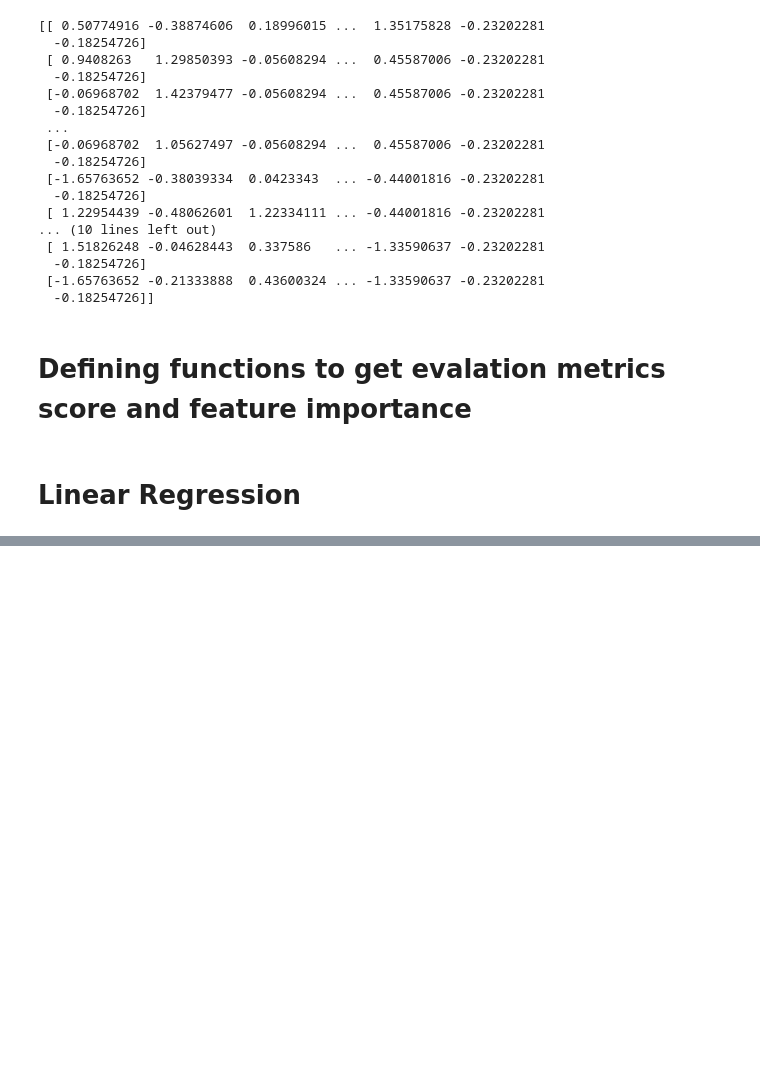
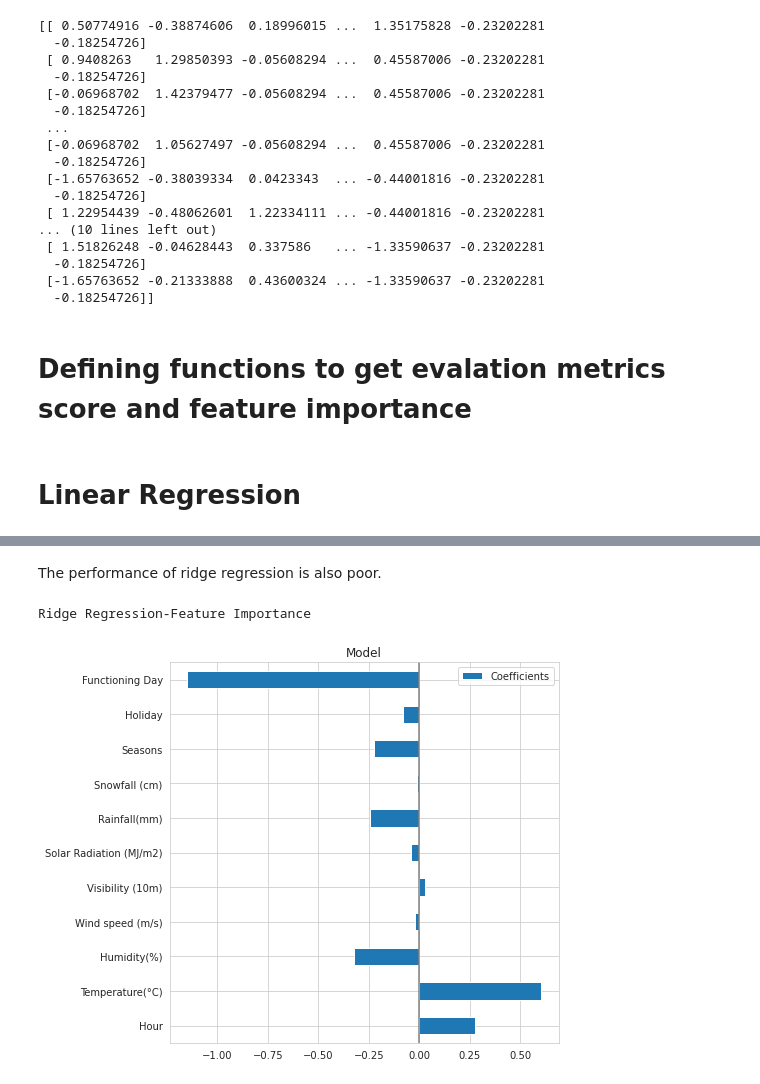
Before and after one commit to Deepakkarki24/Bike-Sharing-Demand-Prediction, a Jupyter notebook: Deepak_Karki_Bike_Sharing_Demand_Prediction_Capstone_Project.ipynb, the cells around one changed output, grey strips where cells are left out. Saved outputs shown, nothing was run; the diff lists cells and outputs as text; code cells hidden in the pictures; blank space fills up the shorter version.

```diff
--- a/Deepak_Karki_Bike_Sharing_Demand_Prediction_Capstone_Project.ipynb
+++ b/Deepak_Karki_Bike_Sharing_Demand_Prediction_Capstone_Project.ipynb
@@ -652,0 +848,2 @@ plt.show()
+# %%
+ridge=ridge_regressor.best_estimator_
@@ -652,0 +868,8 @@ plt.show()
+# %% [markdown]
+The performance of ridge regression is also poor.
+# %%
+print("Ridge Regression-Feature Importance")
+feature_impo(ridge)
+# %% [output]
+Ridge Regression-Feature Importance
+[figure, added]
```
Also changed, not shown: parts of 63 cells of this notebook.
